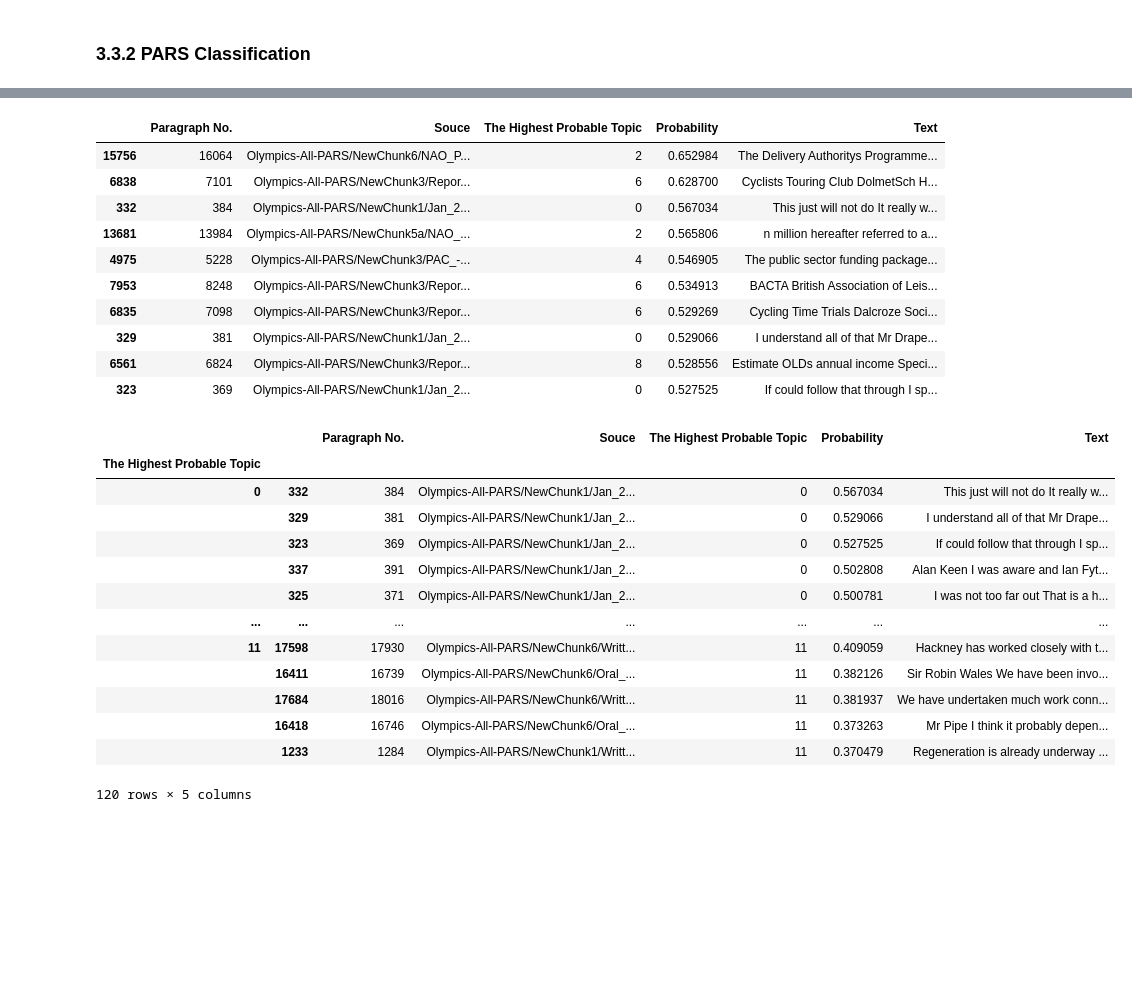
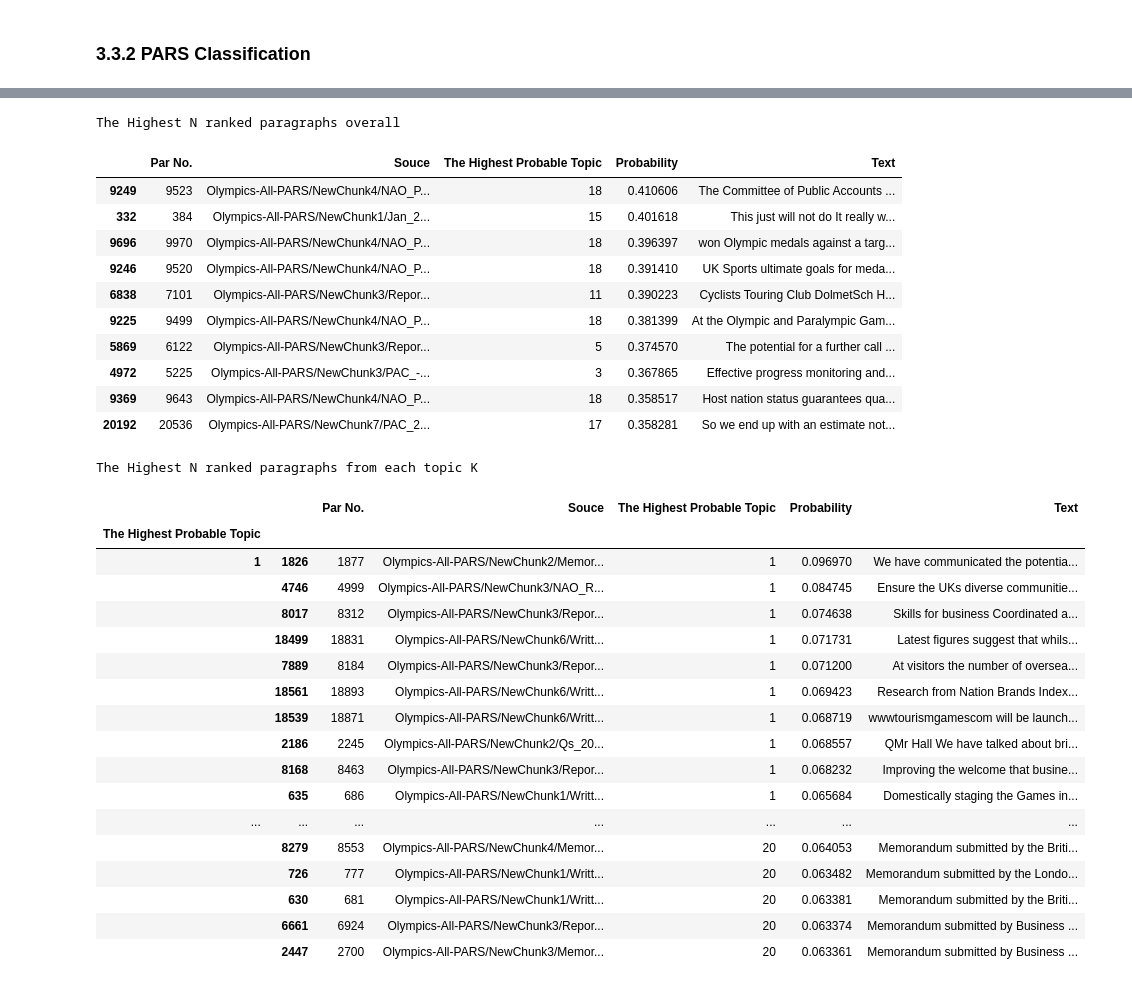
Before and after one commit to ZouZijie/Topic-Modelling-Project, a Jupyter notebook: Topic modelling of London Olympics Corpus (training on DOCS, classify on PARAS).ipynb, the cells around one changed output, grey strips where cells are left out. Cells and saved outputs as stored; diff of their text form; code cells hidden in the pictures; blank space fills up the shorter version.

```diff
--- a/Topic modelling of London Olympics Corpus (training on DOCS, classify on PARAS).ipynb
+++ b/Topic modelling of London Olympics Corpus (training on DOCS, classify on PARAS).ipynb
@@ -316,7 +350,7 @@ topic
 # %% [markdown]
 ### 3.1 PARS Corpus Reading
 # %%
-pf = pd.read_csv('Olympics-ALL-PARS-old.csv', header = None, error_bad_lines = False)
+pf = pd.read_csv('Olympics-ALL-PARS.csv', header = None, error_bad_lines = False)
 # %% [output]
 b'Skipping line 5: expected 3 fields, saw 9\nSkipping line 37: expected 3 fields, saw 5\nSkipping line 41: expected 3 fields, saw 5\nSkipping line 81: expected 3 fields, saw 5\nSkipping line 106: expe ...
 # %%
@@ -391 +425,6 @@ Tokens number after lemmatization: 14731
 [figure]
+# %%
+#remove stop words again
+pars = [ [token for token in doc if not token in stop_words] for doc in pars ]
+print('Tokens number after removing stop words: %d'% (len(Dictionary(pars))))
+freq_words(pars,10)
@@ -426,17 +468,21 @@ classifer_par = pd.concat([pf.iloc[:,0:3],classiferdf],axis=1)
 Pcorpus = [LOdict.doc2bow(doc) for doc in pars]
 #Make the Dataframe of the highest probable topics of each paragraph
 MTopics =  list()
-for i in LOldamodel.get_document_topics(Pcorpus,per_word_topics=False)[:]:
+for i in LOldamodel.get_document_topics(Pcorpus,minimum_probability = 0, per_word_topics=False)[:]:
     listj=[]
     for j in i:
         listj.append(j[1])
     bz=listj.index(max(listj))
 #    print(bz,listj[bz], i)
-    MTopics.append([bz, listj[bz]])
+    MTopics.append([bz+1, listj[bz]])
 
 MTopics = pd.DataFrame(MTopics)
 
 classifer_document = pd.concat([pf.iloc[:,0:2],MTopics,pf.iloc[:,2:3]],axis=1)
-classifer_document.columns = ["Paragraph No.","Souce","The Highest Probable Topic", "Probability","Text"]
+classifer_document.columns = ["Par No.","Souce","The Highest Probable Topic", "Probability","Text"]
+# %%
+#adjust Dataframe's title to center
+d = dict(selector="th",
+    props=[('text-align', 'center')])
 # %%
 #1.	Highest N ranked paragraphs for topic K
@@ -456,36 +506,48 @@ classifer_document[classifer_document['The Highest Probable Topic']==topic].nlar
 # %%
 #2.	Highest N ranked paragraphs overall
-classifer_document.nlargest(rank, 'Probability')
+classifer_document.nlargest(rank, 'Probability')\
+.style.set_properties(**{'text-align' : 'center'}).set_properties(subset = ['Text'], **{'text-align' : 'left'})\
+.set_caption('The Highest N ranked paragraphs overall')\
+.set_table_styles([d])
 # %% [output]
+The Highest N ranked paragraphs overall
-|  | Paragraph No. | Souce | The Highest Probable Topic | Probability | Text |
-| 15756 | 16064 | Olympics-All-PARS/NewChunk6/NAO_P... | 2 | 0.652984 | The Delivery Authoritys Programme... |
-| 6838 | 7101 | Olympics-All-PARS/NewChunk3/Repor... | 6 | 0.628700 | Cyclists Touring Club DolmetSch H... |
-| 332 | 384 | Olympics-All-PARS/NewChunk1/Jan_2... | 0 | 0.567034 | This just will not do It really w... |
-| 13681 | 13984 | Olympics-All-PARS/NewChunk5a/NAO_... | 2 | 0.565806 | n million hereafter referred to a... |
-| 4975 | 5228 | Olympics-All-PARS/NewChunk3/PAC_-... | 4 | 0.546905 | The public sector funding package... |
-| 7953 | 8248 | Olympics-All-PARS/NewChunk3/Repor... | 6 | 0.534913 | BACTA British Association of Leis... |
-| 6835 | 7098 | Olympics-All-PARS/NewChunk3/Repor... | 6 | 0.529269 | Cycling Time Trials Dalcroze Soci... |
-| 329 | 381 | Olympics-All-PARS/NewChunk1/Jan_2... | 0 | 0.529066 | I understand all of that Mr Drape... |
-| 6561 | 6824 | Olympics-All-PARS/NewChunk3/Repor... | 8 | 0.528556 | Estimate OLDs annual income Speci... |
-| 323 | 369 | Olympics-All-PARS/NewChunk1/Jan_2... | 0 | 0.527525 | If could follow that through I sp... |
+|  | Par No. | Souce | The Highest Probable Topic | Probability | Text |
+| 9249 | 9523 | Olympics-All-PARS/NewChunk4/NAO_P... | 18 | 0.410606 | The Committee of Public Accounts ... |
+| 332 | 384 | Olympics-All-PARS/NewChunk1/Jan_2... | 15 | 0.401618 | This just will not do It really w... |
+| 9696 | 9970 | Olympics-All-PARS/NewChunk4/NAO_P... | 18 | 0.396397 | won Olympic medals against a targ... |
+| 9246 | 9520 | Olympics-All-PARS/NewChunk4/NAO_P... | 18 | 0.391410 | UK Sports ultimate goals for meda... |
+| 6838 | 7101 | Olympics-All-PARS/NewChunk3/Repor... | 11 | 0.390223 | Cyclists Touring Club DolmetSch H... |
+| 9225 | 9499 | Olympics-All-PARS/NewChunk4/NAO_P... | 18 | 0.381399 | At the Olympic and Paralympic Gam... |
+| 5869 | 6122 | Olympics-All-PARS/NewChunk3/Repor... | 5 | 0.374570 | The potential for a further call ... |
+| 4972 | 5225 | Olympics-All-PARS/NewChunk3/PAC_-... | 3 | 0.367865 | Effective progress monitoring and... |
+| 9369 | 9643 | Olympics-All-PARS/NewChunk4/NAO_P... | 18 | 0.358517 | Host nation status guarantees qua... |
+| 20192 | 20536 | Olympics-All-PARS/NewChunk7/PAC_2... | 17 | 0.358281 | So we end up with an estimate not... |
 # %%
 #3.	Highest N ranked paragraphs from each topic K
-classifer_document.groupby(by='The Highest Probable Topic').apply(lambda x:x.nlargest(rank, 'Probability'))
+classifer_document.groupby(by='The Highest Probable Topic').apply(lambda x:x.nlargest(rank, 'Probability'))\
+.style.set_properties(**{'text-align' : 'center'}).set_properties(subset = ['Text'], **{'text-align' : 'left'})\
+.set_caption('The Highest N ranked paragraphs from each topic K')\
+.set_table_styles([d])
 # %% [output]
+The Highest N ranked paragraphs from each topic K
-|  |  | Paragraph No. | Souce | The Highest Probable Topic | Probability | Text |
+|  |  | Par No. | Souce | The Highest Probable Topic | Probability | Text |
 | The Highest Probable Topic |  |  |  |  |  |  |
-| 0 | 332 | 384 | Olympics-All-PARS/NewChunk1/Jan_2... | 0 | 0.567034 | This just will not do It really w... |
-|  | 329 | 381 | Olympics-All-PARS/NewChunk1/Jan_2... | 0 | 0.529066 | I understand all of that Mr Drape... |
-|  | 323 | 369 | Olympics-All-PARS/NewChunk1/Jan_2... | 0 | 0.527525 | If could follow that through I sp... |
-|  | 337 | 391 | Olympics-All-PARS/NewChunk1/Jan_2... | 0 | 0.502808 | Alan Keen I was aware and Ian Fyt... |
-|  | 325 | 371 | Olympics-All-PARS/NewChunk1/Jan_2... | 0 | 0.500781 | I was not too far out That is a h... |
+| 1 | 1826 | 1877 | Olympics-All-PARS/NewChunk2/Memor... | 1 | 0.096970 | We have communicated the potentia... |
+|  | 4746 | 4999 | Olympics-All-PARS/NewChunk3/NAO_R... | 1 | 0.084745 | Ensure the UKs diverse communitie... |
+|  | 8017 | 8312 | Olympics-All-PARS/NewChunk3/Repor... | 1 | 0.074638 | Skills for business Coordinated a... |
+|  | 18499 | 18831 | Olympics-All-PARS/NewChunk6/Writt... | 1 | 0.071731 | Latest figures suggest that whils... |
+|  | 7889 | 8184 | Olympics-All-PARS/NewChunk3/Repor... | 1 | 0.071200 | At visitors the number of oversea... |
+|  | 18561 | 18893 | Olympics-All-PARS/NewChunk6/Writt... | 1 | 0.069423 | Research from Nation Brands Index... |
+|  | 18539 | 18871 | Olympics-All-PARS/NewChunk6/Writt... | 1 | 0.068719 | wwwtourismgamescom will be launch... |
+|  | 2186 | 2245 | Olympics-All-PARS/NewChunk2/Qs_20... | 1 | 0.068557 | QMr Hall We have talked about bri... |
+|  | 8168 | 8463 | Olympics-All-PARS/NewChunk3/Repor... | 1 | 0.068232 | Improving the welcome that busine... |
+|  | 635 | 686 | Olympics-All-PARS/NewChunk1/Writt... | 1 | 0.065684 | Domestically staging the Games in... |
 | ... | ... | ... | ... | ... | ... | ... |
-| 11 | 17598 | 17930 | Olympics-All-PARS/NewChunk6/Writt... | 11 | 0.409059 | Hackney has worked closely with t... |
-|  | 16411 | 16739 | Olympics-All-PARS/NewChunk6/Oral_... | 11 | 0.382126 | Sir Robin Wales We have been invo... |
-|  | 17684 | 18016 | Olympics-All-PARS/NewChunk6/Writt... | 11 | 0.381937 | We have undertaken much work conn... |
-|  | 16418 | 16746 | Olympics-All-PARS/NewChunk6/Oral_... | 11 | 0.373263 | Mr Pipe I think it probably depen... |
-|  | 1233 | 1284 | Olympics-All-PARS/NewChunk1/Writt... | 11 | 0.370479 | Regeneration is already underway ... |
+|  | 8279 | 8553 | Olympics-All-PARS/NewChunk4/Memor... | 20 | 0.064053 | Memorandum submitted by the Briti... |
+|  | 726 | 777 | Olympics-All-PARS/NewChunk1/Writt... | 20 | 0.063482 | Memorandum submitted by the Londo... |
+|  | 630 | 681 | Olympics-All-PARS/NewChunk1/Writt... | 20 | 0.063381 | Memorandum submitted by the Briti... |
+|  | 6661 | 6924 | Olympics-All-PARS/NewChunk3/Repor... | 20 | 0.063374 | Memorandum submitted by Business ... |
+|  | 2447 | 2700 | Olympics-All-PARS/NewChunk3/Memor... | 20 | 0.063361 | Memorandum submitted by Business ... |
-120 rows × 5 columns
 # %%
 #4.	Highest N ranked paragraphs where the belong() function is greater than the threshold for M topics at a time
 T_MTopics =  list()
```
Also changed, not shown: parts of 24 cells of this notebook, 1 other file.
